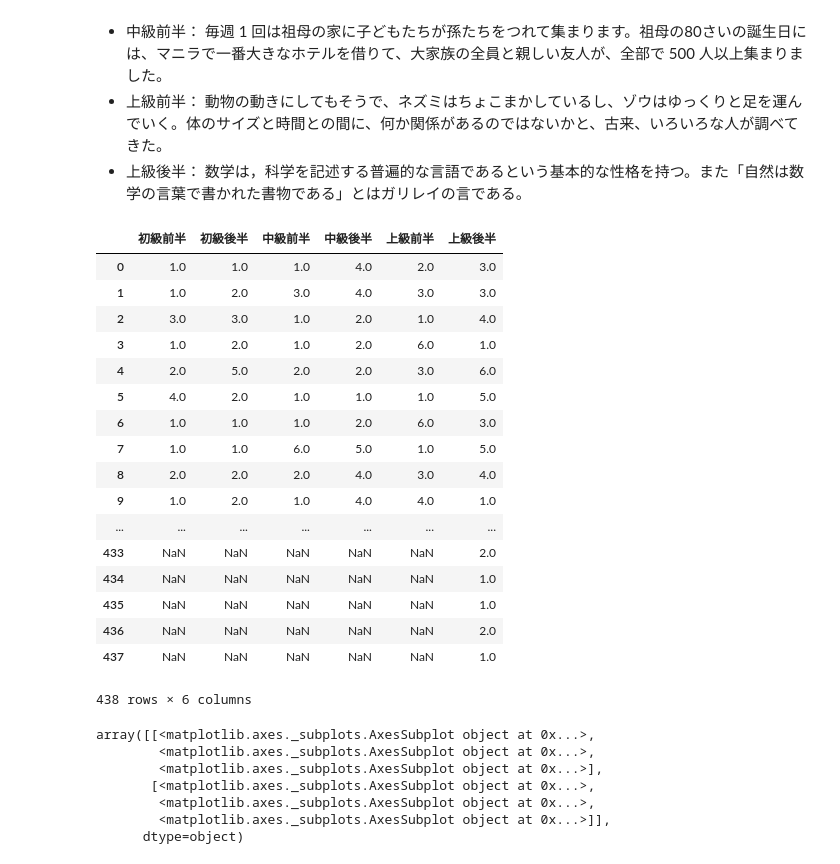
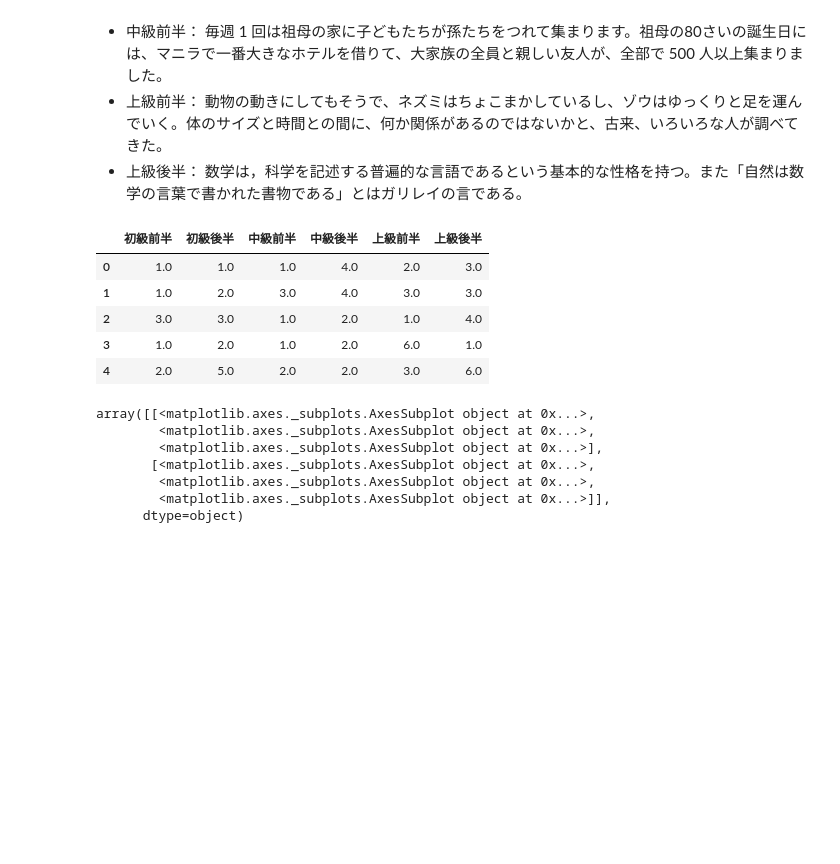
Before and after one commit to crazymaster/jats, a Jupyter notebook: notebooks/201906-slide.ipynb, the cells around one changed output. Cells and saved outputs as stored; diff of their text form; code cells hidden in the pictures; blank space fills up the shorter version.

```diff
--- a/notebooks/201906-slide.ipynb
+++ b/notebooks/201906-slide.ipynb
@@ -52,32 +52,22 @@ for item in levels:
 # %%
 %matplotlib inline
 import seaborn as sns
 import japanize_matplotlib
 import matplotlib.pyplot as plt
 import pandas as pd
 
+# https://stackoverflow.com/questions/40442014/python-pandas-valueerror-arrays-must-be-all-same-length/40442094
+# https://stackoverflow.com/questions/19736080/creating-dataframe-from-a-dictionary-where-entries-have-different-lengths
 df = pd.pandas.DataFrame.from_dict({level: level_lists[i] for i, level in enumerate(levels)}, orient='index')
 df = df.transpose()
-df
+df.head()
 # %% [output]
 |  | 初級前半 | 初級後半 | 中級前半 | 中級後半 | 上級前半 | 上級後半 |
 | 0 | 1.0 | 1.0 | 1.0 | 4.0 | 2.0 | 3.0 |
 | 1 | 1.0 | 2.0 | 3.0 | 4.0 | 3.0 | 3.0 |
 | 2 | 3.0 | 3.0 | 1.0 | 2.0 | 1.0 | 4.0 |
 | 3 | 1.0 | 2.0 | 1.0 | 2.0 | 6.0 | 1.0 |
 | 4 | 2.0 | 5.0 | 2.0 | 2.0 | 3.0 | 6.0 |
-| 5 | 4.0 | 2.0 | 1.0 | 1.0 | 1.0 | 5.0 |
-| 6 | 1.0 | 1.0 | 1.0 | 2.0 | 6.0 | 3.0 |
-| 7 | 1.0 | 1.0 | 6.0 | 5.0 | 1.0 | 5.0 |
-| 8 | 2.0 | 2.0 | 2.0 | 4.0 | 3.0 | 4.0 |
-| 9 | 1.0 | 2.0 | 1.0 | 4.0 | 4.0 | 1.0 |
-| ... | ... | ... | ... | ... | ... | ... |
-| 433 | NaN | NaN | NaN | NaN | NaN | 2.0 |
-| 434 | NaN | NaN | NaN | NaN | NaN | 1.0 |
-| 435 | NaN | NaN | NaN | NaN | NaN | 1.0 |
-| 436 | NaN | NaN | NaN | NaN | NaN | 2.0 |
-| 437 | NaN | NaN | NaN | NaN | NaN | 1.0 |
-438 rows × 6 columns
 # %%
 df.plot(kind='hist', subplots=True, layout=(2,3), bins=6, figsize=(22, 14), sharey=False)
 # %% [output]
```
